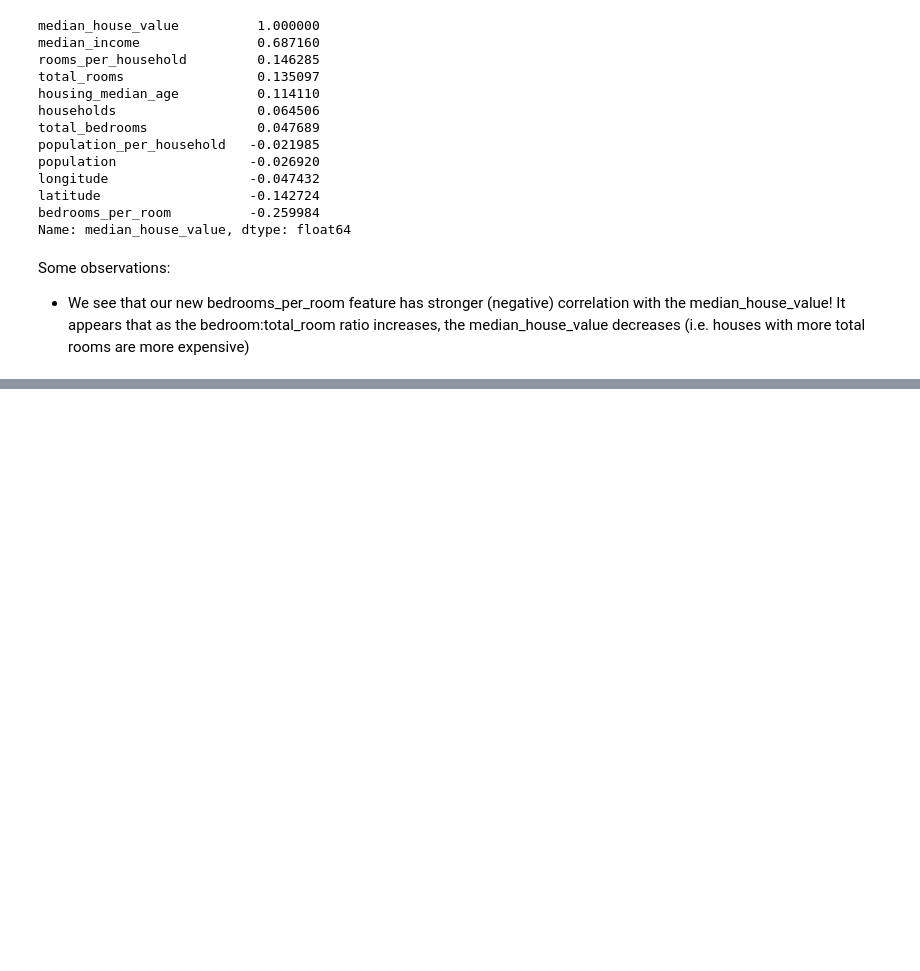
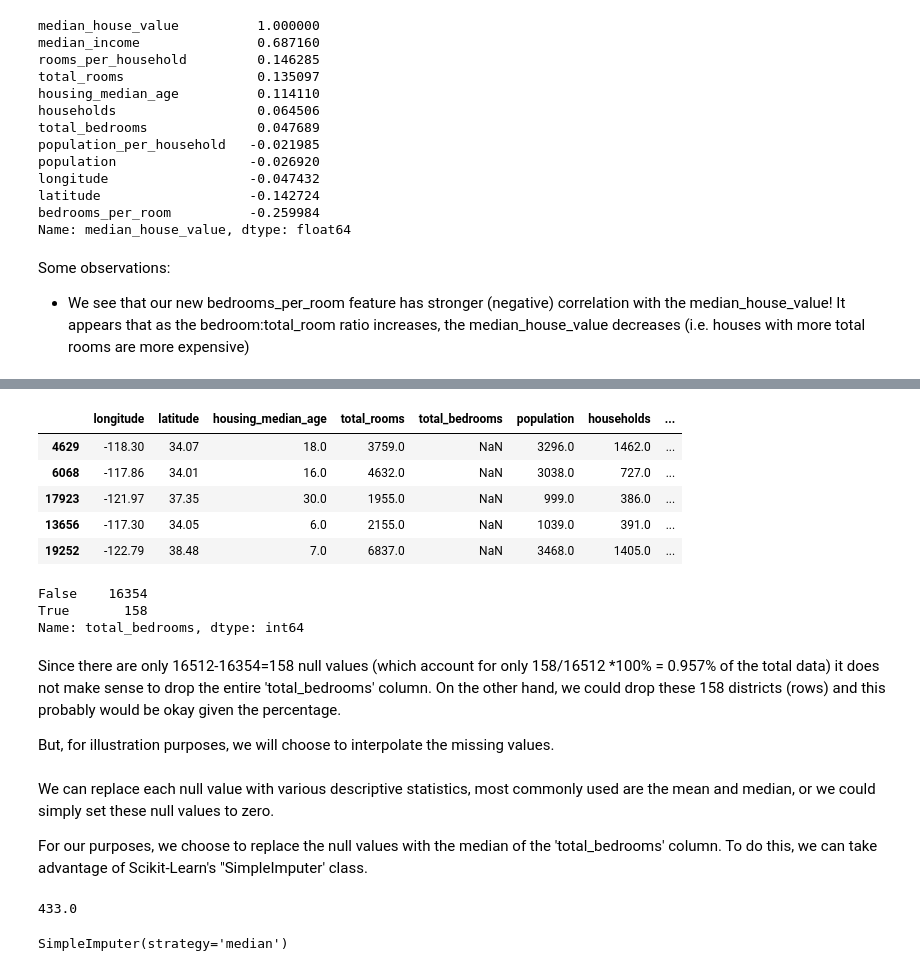
Before and after one commit to aj112358/ML_Notes, a Jupyter notebook: 02_End_to_End_Machine_Learning_Project/02_Real_Estate_Project.ipynb, the cells around one changed output, grey strips where cells are left out. Saved outputs shown, nothing was run; the diff lists cells and outputs as text; code cells hidden in the pictures; blank space fills up the shorter version.

```diff
--- a/02_End_to_End_Machine_Learning_Project/02_Real_Estate_Project.ipynb
+++ b/02_End_to_End_Machine_Learning_Project/02_Real_Estate_Project.ipynb
@@ -729,0 +743,3 @@ Some observations:
+# %%
+housing = stratified_training_set.drop("median_house_value", axis=1)
+housing_labels = stratified_training_set["median_house_value"].copy()
@@ -729,0 +795,41 @@ Some observations:
+# %%
+housing[housing.isnull().any(axis=1)].head()
+# %% [output]
+|  | longitude | latitude | housing_median_age | total_rooms | total_bedrooms | population | households | ... |
+| 4629 | -118.30 | 34.07 | 18.0 | 3759.0 | NaN | 3296.0 | 1462.0 | ... |
+| 6068 | -117.86 | 34.01 | 16.0 | 4632.0 | NaN | 3038.0 | 727.0 | ... |
+| 17923 | -121.97 | 37.35 | 30.0 | 1955.0 | NaN | 999.0 | 386.0 | ... |
+| 13656 | -117.30 | 34.05 | 6.0 | 2155.0 | NaN | 1039.0 | 391.0 | ... |
+| 19252 | -122.79 | 38.48 | 7.0 | 6837.0 | NaN | 3468.0 | 1405.0 | ... |
+# %%
+housing["total_bedrooms"].isnull().value_counts()
+# %% [output]
+False    16354
+True       158
+Name: total_bedrooms, dtype: int64
+# %% [markdown]
+Since there are only 16512-16354=158 null values (which account for only 158/16512 \*100% = 0.957% of the total data) it does not make sense to drop the entire 'total_bedrooms' column. On the other hand, we could drop these 158 districts (rows) and this probably would be okay given the percentage.
+
+But, for illustration purposes, we will choose to interpolate the missing values.
+# %% [markdown]
+We can replace each null value with various descriptive statistics, most commonly used are the mean and median, or we could simply set these null values to zero.
+
+For our purposes, we choose to replace the null values with the median of the 'total_bedrooms' column. To do this, we can take advantage of Scikit-Learn's "SimpleImputer' class.
+# %%
+# Computing median to see what it is
+
+median = housing["total_bedrooms"].median()
+median
+# %% [output]
+433.0
+# %%
+from sklearn.impute import SimpleImputer
+
+imputer_instance = SimpleImputer(strategy='median')
+
+# We must drop all categorical attributes, as it is not possible to compute a 'median' for them!
+housing_numerical = housing.drop("ocean_proximity", axis=1)
+
+imputer_instance.fit(housing_numerical)
+# %% [output]
+SimpleImputer(strategy='median')
```
Also changed, not shown: parts of 35 cells of this notebook.
